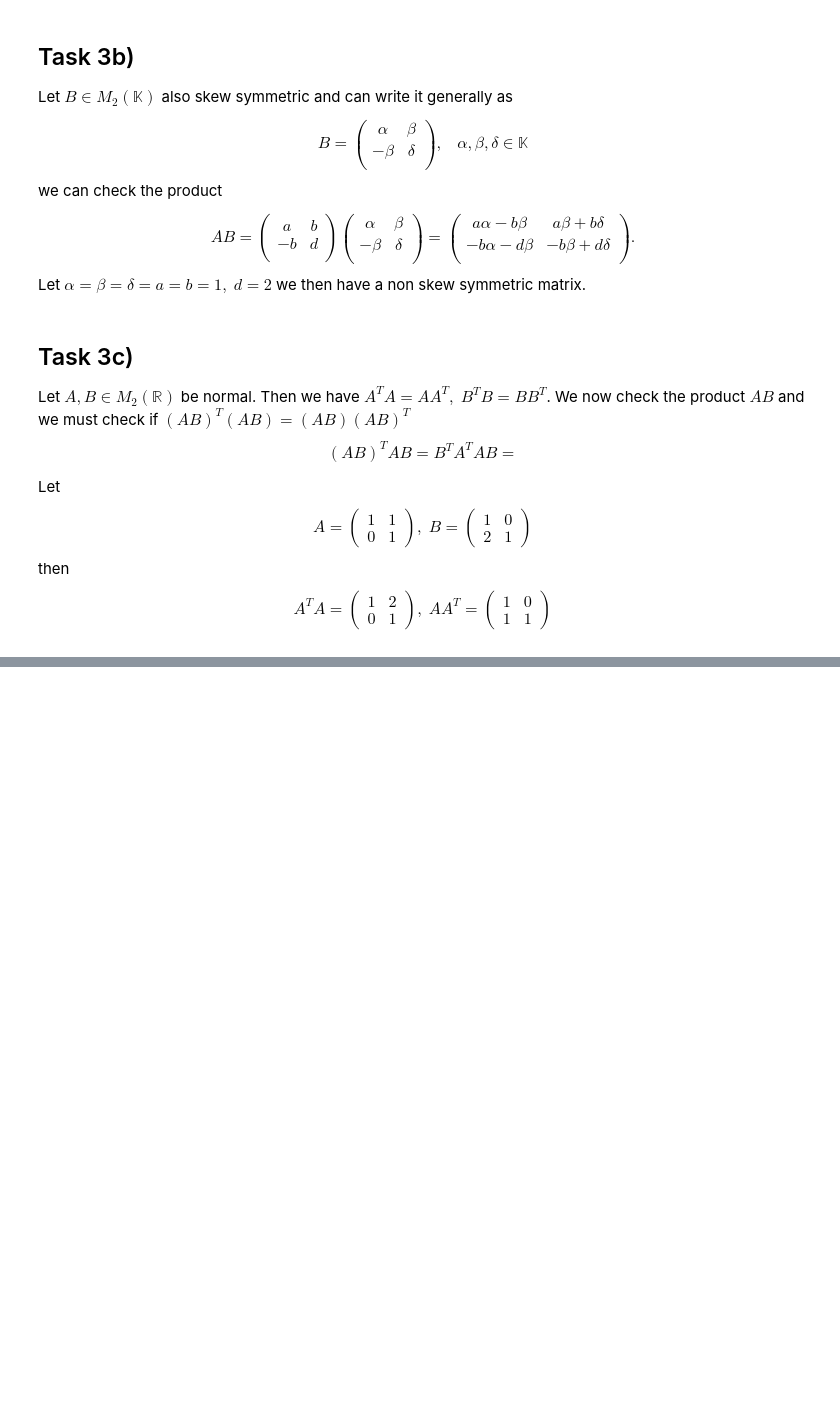
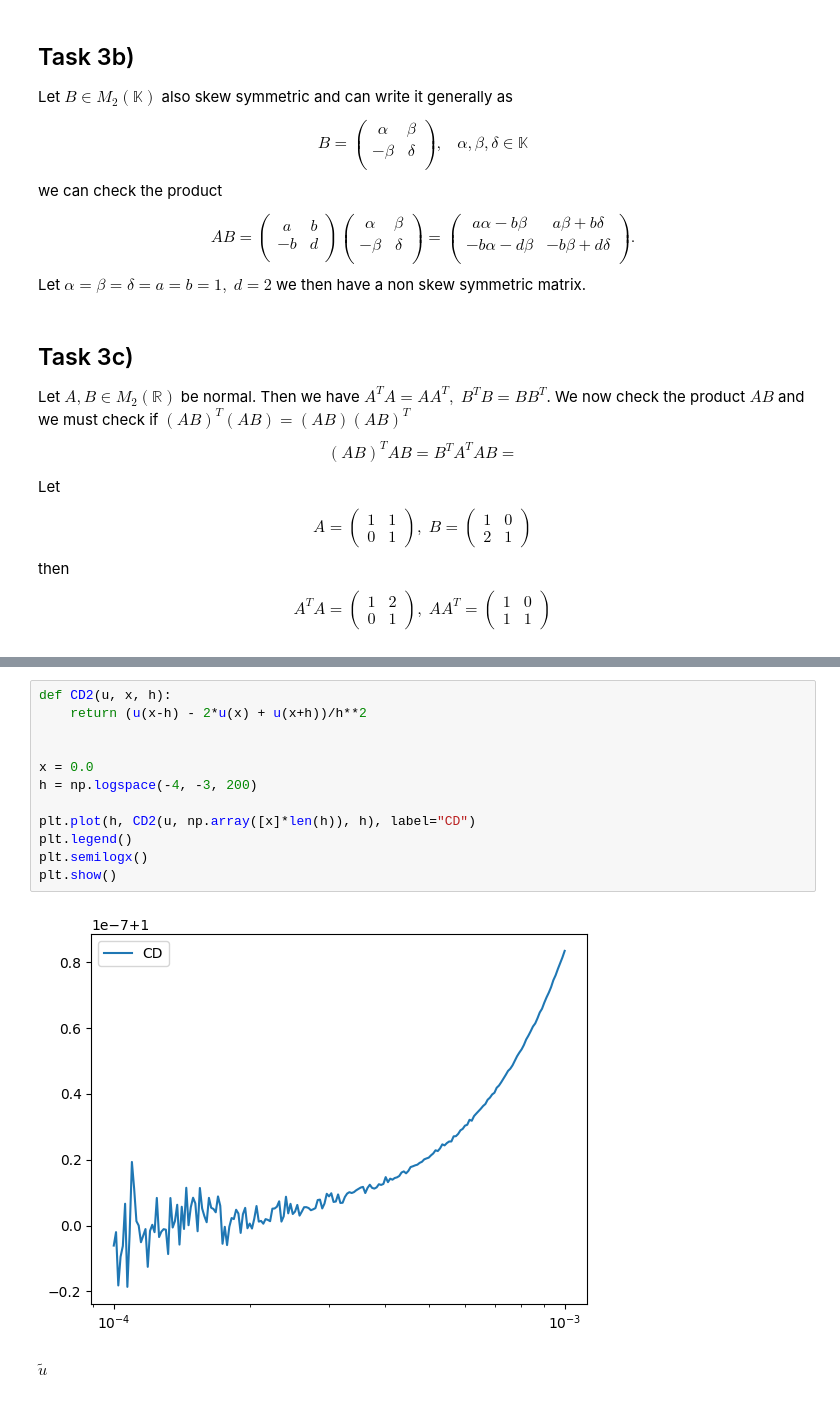
Before and after one commit to Joliv3r/musical-potato-3, a Jupyter notebook: nummat/Oving1.ipynb, the cells around one changed output, grey strips where cells are left out. Saved outputs shown, nothing was run; the diff lists cells and outputs as text; blank space fills up the shorter version.

```diff
--- a/nummat/Oving1.ipynb
+++ b/nummat/Oving1.ipynb
@@ -150,0 +221,16 @@ $$
+# %%
+def CD2(u, x, h):
+    return (u(x-h) - 2*u(x) + u(x+h))/h**2
+
+
+x = 0.0
+h = np.logspace(-4, -3, 200)
+
+plt.plot(h, CD2(u, np.array([x]*len(h)), h), label="CD")
+plt.legend()
+plt.semilogx()
+plt.show()
+# %% [output]
+[figure, added]
+# %% [markdown]
+$\tilde u$
```
Also changed, not shown: parts of 7 cells of this notebook.
